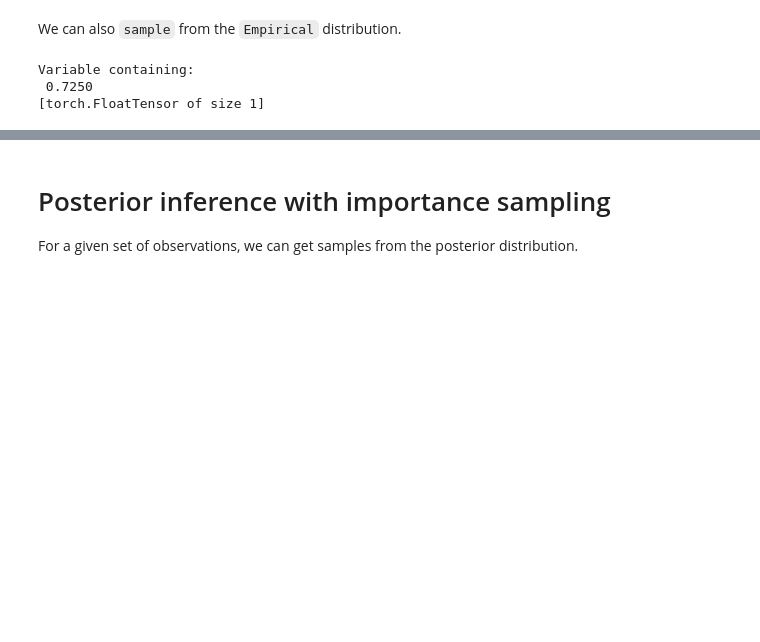
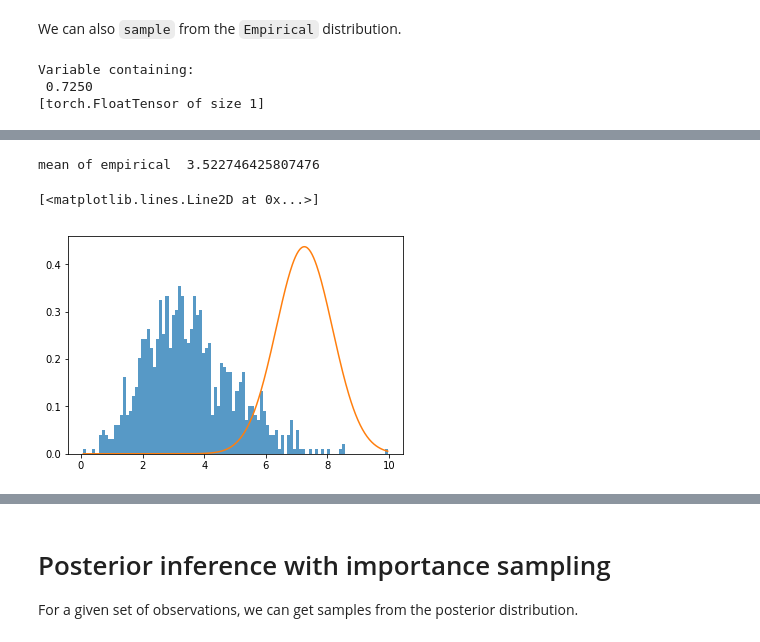
Before and after one commit to pyprob/pyprob, a Jupyter notebook: examples/gaussian_with_unknown_mean_marsaglia.ipynb, the cells around one changed output, grey strips where cells are left out. Saved outputs shown, nothing was run; the diff lists cells and outputs as text; code cells hidden in the pictures; blank space fills up the shorter version.

```diff
--- a/examples/gaussian_with_unknown_mean_marsaglia.ipynb
+++ b/examples/gaussian_with_unknown_mean_marsaglia.ipynb
@@ -23,19 +23,10 @@ class GaussianWithUnknownMeanMarsaglia(Model):
         self.prior_mean = prior_mean
         self.prior_stddev = prior_stddev
         self.likelihood_stddev = likelihood_stddev
-        super().__init__('Gaussian with unknown mean (Marsaglia)')
-
-    def marsaglia(self, mean, stddev):
-        uniform = Uniform(-1, 1)
-        s = 1
-        while float(s) >= 1:
-            x = pyprob.sample(uniform)
-            y = pyprob.sample(uniform)
-            s = x*x + y*y
-        return mean + stddev * (x * torch.sqrt(-2 * torch.log(s) / s))
+        super().__init__('Gaussian with unknown mean')
 
     def forward(self, observation=[]):
-        mu = self.marsaglia(self.prior_mean, self.prior_stddev)
+        mu = pyprob.sample(Normal(self.prior_mean, self.prior_stddev))
         likelihood = Normal(mu, self.likelihood_stddev)
         for o in observation:
             pyprob.observe(likelihood, o)
@@ -72,0 +68,2 @@ Variable containing:
+# %%
+posterior_samples = model.lmh_posterior(mixin=1000, num_samples=1000, observation=[8,9])
@@ -72,0 +72,23 @@ Variable containing:
+# %%
+posterior_mu = []
+x0 = []
+y0 = []
+for sample in posterior_samples:
+    posterior_mu.append(sample.result.data[0])
+    for marginal in sample.samples:
+        if marginal.address == '34/forward.marsaglia.x2':
+            x0.append(marginal.value.data[0])
+        if marginal.address == '44/forward.marsaglia.y2':
+            y0.append(marginal.value.data[0])
+        #print(marginal.address)
+
+#posterior_dist = model.posterior_distribution(traces=1000, use_inference_network=True, observation=[8,9])
+n, bins, patches = plt.hist(posterior_mu, bins=100, density=1, alpha=0.75)
+
+print("mean of empirical ", np.mean(posterior_mu))
+x = np.linspace(min(posterior_mu),max(posterior_mu),400)
+plt.plot(x, np.vectorize(correct_posterior)(x))
+# %% [output]
+mean of empirical  3.522746425807476
+[<matplotlib.lines.Line2D at 0x...>]
+[figure, added]
```
Also changed, not shown: parts of 4 cells of this notebook, 7 other files.
